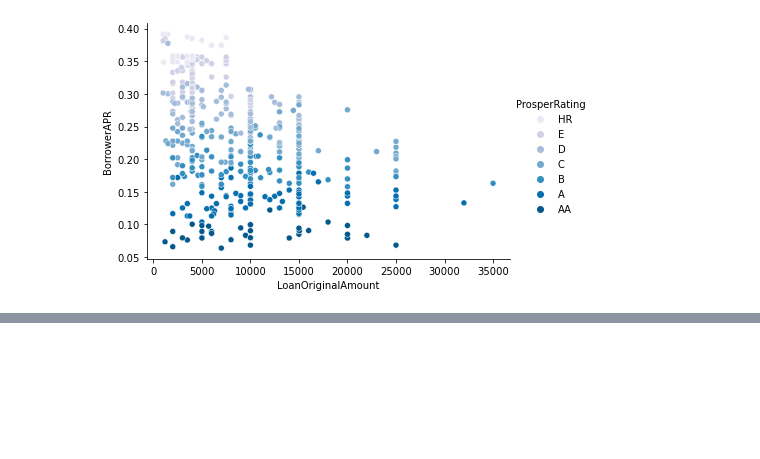
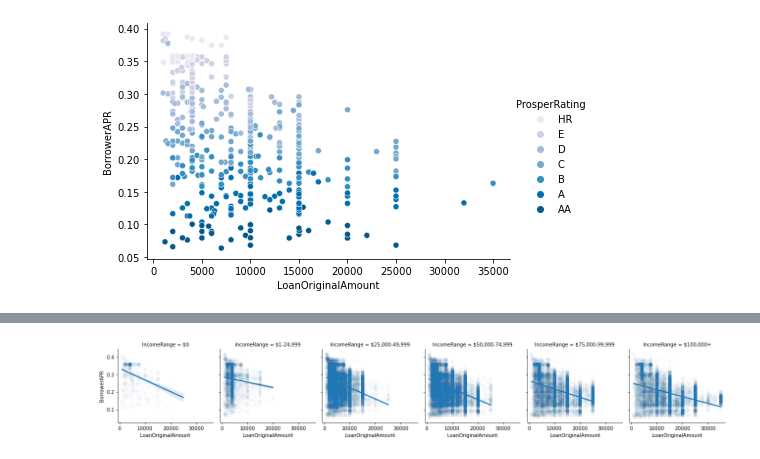
Before and after one commit to Lippins/Prosper-Loan-Data, a Jupyter notebook: exploration.ipynb, the cells around one changed output, grey strips where cells are left out. Drawn from its saved outputs; the diff is of its cells as text; code cells hidden in the pictures; blank space fills up the shorter version.

Commit message:
Multivariate: Explore APR, loan amount and income

```diff
--- a/exploration.ipynb
+++ b/exploration.ipynb
@@ -882,0 +889,5 @@ sns.relplot(data=loan_df.sample(500, random_state=1), y='BorrowerAPR', x='LoanOr
+# %%
+fig = sns.FacetGrid(data=loan_df, col='IncomeRange')
+fig.map(sns.regplot, 'LoanOriginalAmount', 'BorrowerAPR', color=colors[1], scatter_kws={'alpha': 0.01});
+# %% [output]
+[figure, added]
```
Also changed, not shown: parts of 5 cells of this notebook.
